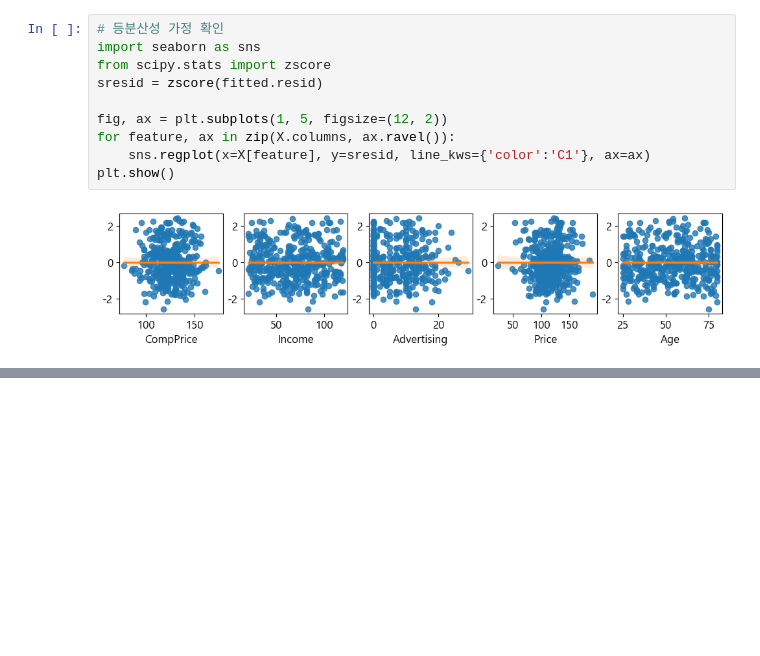
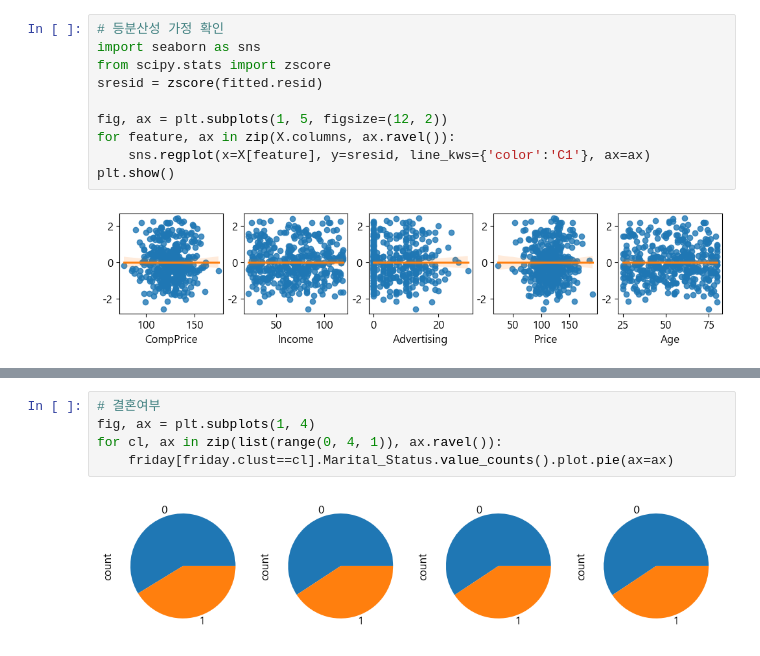
Before and after one commit to blueage98/adp_work, a Jupyter notebook: ADP-실기-R/모의고사 3회/모의고사 3회 연습.ipynb, the cells around one changed output, grey strips where cells are left out. Cells and saved outputs as stored; diff of their text form; blank space fills up the shorter version.

```diff
--- a/ADP-실기-R/모의고사 3회/모의고사 3회 연습.ipynb
+++ b/ADP-실기-R/모의고사 3회/모의고사 3회 연습.ipynb
@@ -175,0 +326,7 @@ plt.show()
+# %%
+# 결혼여부
+fig, ax = plt.subplots(1, 4)
+for cl, ax in zip(list(range(0, 4, 1)), ax.ravel()):
+    friday[friday.clust==cl].Marital_Status.value_counts().plot.pie(ax=ax)
+# %% [output]
+[figure, added]
```
Also changed, not shown: parts of 15 cells of this notebook.
